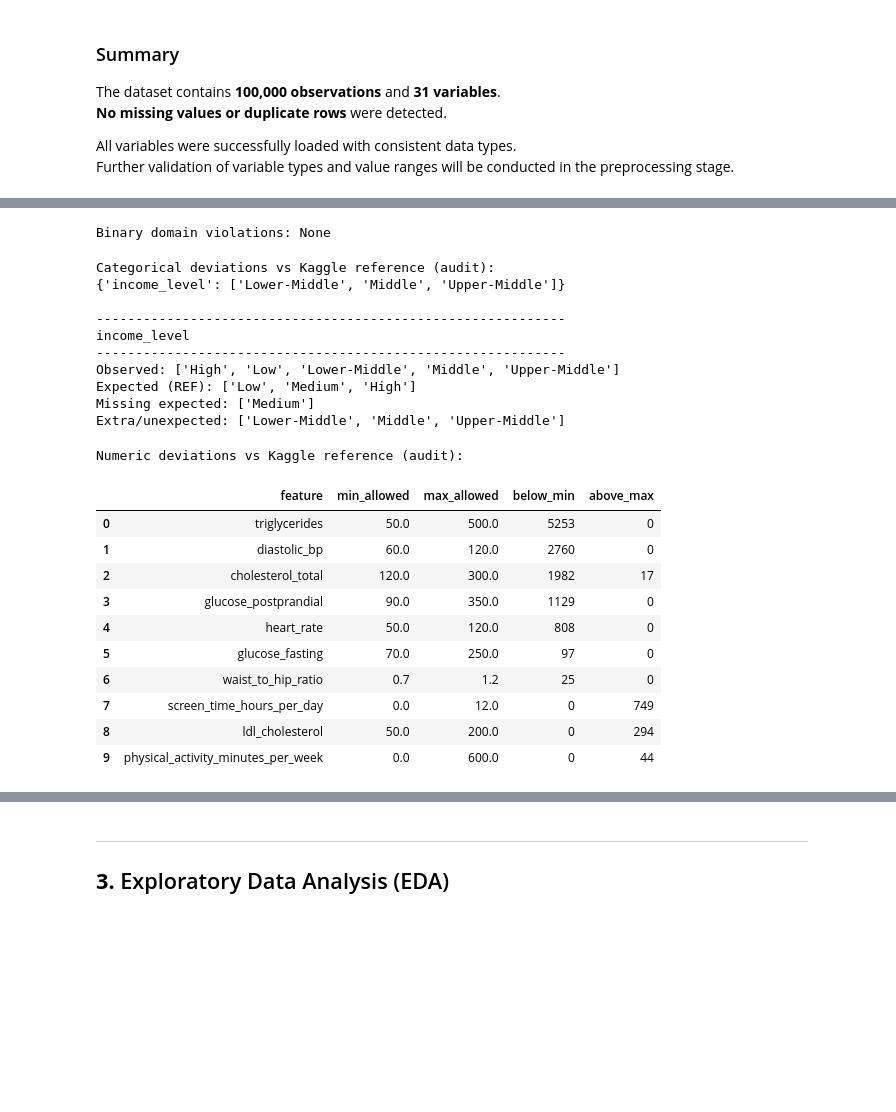
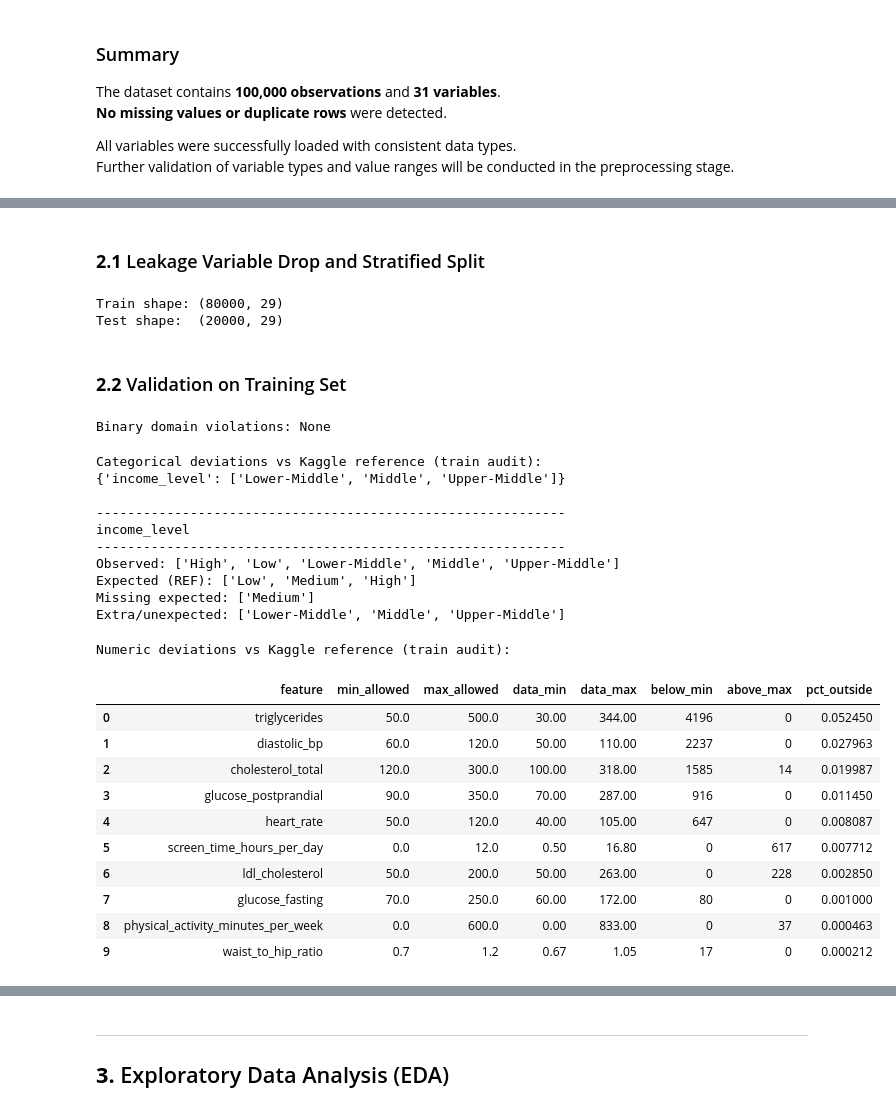
Before and after one commit to etoobian/diabetes-prediction-ds1, a Jupyter notebook: notebooks/diabetes_prediction.ipynb, the cells around one changed output, grey strips where cells are left out. Saved outputs shown, nothing was run; the diff lists cells and outputs as text; code cells hidden in the pictures; blank space fills up the shorter version.

```diff
--- a/notebooks/diabetes_prediction.ipynb
+++ b/notebooks/diabetes_prediction.ipynb
@@ -175,2 +199,43 @@ df = pp.coerce_types(df_raw)
+# %% [markdown]
+### **2.1** Leakage Variable Drop and Stratified Split
+# %%
+# BASE SPLIT
+train_base_raw, test_base_raw = pp.make_base_split(
+    df_raw,
+    seed=SEED,
+    test_size=0.2,
+)
+
+# Apply dtype coercion
+train_base = pp.coerce_types(train_base_raw)
+test_base = pp.coerce_types(test_base_raw)
+
+# Save base datasets
+io.save_processed_data(train_base, PROC_SPLITS_DIR / "train_base.csv")
+io.save_processed_data(test_base, PROC_SPLITS_DIR / "test_base.csv")
+
+# Save split metadata
+io.save_metadata_json(
+    {
+        "target": sch.TARGET_COL,
+        "leakage_cols": sch.LEAKAGE_COLS,
+        "seed": SEED,
+        "test_size": 0.2,
+        "train_rows": int(train_base.shape[0]),
+        "test_rows": int(test_base.shape[0]),
+        "train_class_counts": train_base[sch.TARGET_COL].value_counts().to_dict(),
+        "test_class_counts": test_base[sch.TARGET_COL].value_counts().to_dict(),
+    },
+    PROC_SPLITS_DIR / "split.json",
+)
+
+if VERBOSE:
+    print("Train shape:", train_base.shape)
+    print("Test shape: ", test_base.shape)
+# %% [output]
+Train shape: (80000, 29)
+Test shape:  (20000, 29)
+# %% [markdown]
+### **2.2** Validation on Training Set
 # %%
 # Binary domain (must be {0,1})
@@ -182,16 +247,16 @@ if VERBOSE:
 Binary domain violations: None
 # %%
 # Categorical audit vs Kaggle reference
-cat_ref = pp.check_allowed_categories(df, reference=True)
+cat_ref = pp.check_allowed_categories(train_base, reference=True)
 
 if VERBOSE:
-    print("\nCategorical deviations vs Kaggle reference (audit):")
+    print("\nCategorical deviations vs Kaggle reference (train audit):")
     print(cat_ref if cat_ref else "None")
 
     # Print all columns with missing/extra levels vs Kaggle reference
-    pp.print_categorical_audit(df)
+    pp.print_categorical_audit(train_base)
 # %% [output]
-Categorical deviations vs Kaggle reference (audit):
+Categorical deviations vs Kaggle reference (train audit):
 {'income_level': ['Lower-Middle', 'Middle', 'Upper-Middle']}
 
 ------------------------------------------------------------
@@ -203,24 +268,24 @@ Missing expected: ['Medium']
 Extra/unexpected: ['Lower-Middle', 'Middle', 'Upper-Middle']
 # %%
 # Numeric range audit vs Kaggle reference
-rng_ref = pp.check_numeric_ranges(df, reference=True)
+rng_ref = pp.check_numeric_ranges(train_base, reference=True)
 
 if VERBOSE:
-    print("\nNumeric deviations vs Kaggle reference (audit):")
+    print("\nNumeric deviations vs Kaggle reference (train audit):")
     # Show columns with nonzero deviations vs Kaggle reference
     display(rng_ref if not rng_ref.empty else pd.DataFrame())
 # %% [output]
-Numeric deviations vs Kaggle reference (audit):
+Numeric deviations vs Kaggle reference (train audit):
-|  | feature | min_allowed | max_allowed | below_min | above_max |
-| 0 | triglycerides | 50.0 | 500.0 | 5253 | 0 |
-| 1 | diastolic_bp | 60.0 | 120.0 | 2760 | 0 |
-| 2 | cholesterol_total | 120.0 | 300.0 | 1982 | 17 |
-| 3 | glucose_postprandial | 90.0 | 350.0 | 1129 | 0 |
-| 4 | heart_rate | 50.0 | 120.0 | 808 | 0 |
-| 5 | glucose_fasting | 70.0 | 250.0 | 97 | 0 |
-| 6 | waist_to_hip_ratio | 0.7 | 1.2 | 25 | 0 |
-| 7 | screen_time_hours_per_day | 0.0 | 12.0 | 0 | 749 |
-| 8 | ldl_cholesterol | 50.0 | 200.0 | 0 | 294 |
-| 9 | physical_activity_minutes_per_week | 0.0 | 600.0 | 0 | 44 |
+|  | feature | min_allowed | max_allowed | data_min | data_max | below_min | above_max | pct_outside |
+| 0 | triglycerides | 50.0 | 500.0 | 30.00 | 344.00 | 4196 | 0 | 0.052450 |
+| 1 | diastolic_bp | 60.0 | 120.0 | 50.00 | 110.00 | 2237 | 0 | 0.027963 |
+| 2 | cholesterol_total | 120.0 | 300.0 | 100.00 | 318.00 | 1585 | 14 | 0.019987 |
+| 3 | glucose_postprandial | 90.0 | 350.0 | 70.00 | 287.00 | 916 | 0 | 0.011450 |
+| 4 | heart_rate | 50.0 | 120.0 | 40.00 | 105.00 | 647 | 0 | 0.008087 |
+| 5 | screen_time_hours_per_day | 0.0 | 12.0 | 0.50 | 16.80 | 0 | 617 | 0.007712 |
+| 6 | ldl_cholesterol | 50.0 | 200.0 | 50.00 | 263.00 | 0 | 228 | 0.002850 |
+| 7 | glucose_fasting | 70.0 | 250.0 | 60.00 | 172.00 | 80 | 0 | 0.001000 |
+| 8 | physical_activity_minutes_per_week | 0.0 | 600.0 | 0.00 | 833.00 | 0 | 37 | 0.000463 |
+| 9 | waist_to_hip_ratio | 0.7 | 1.2 | 0.67 | 1.05 | 17 | 0 | 0.000212 |
 # %%
 # Check against new Operational sanity bounds
```
Also changed, not shown: parts of 40 cells of this notebook, 17 other files.
